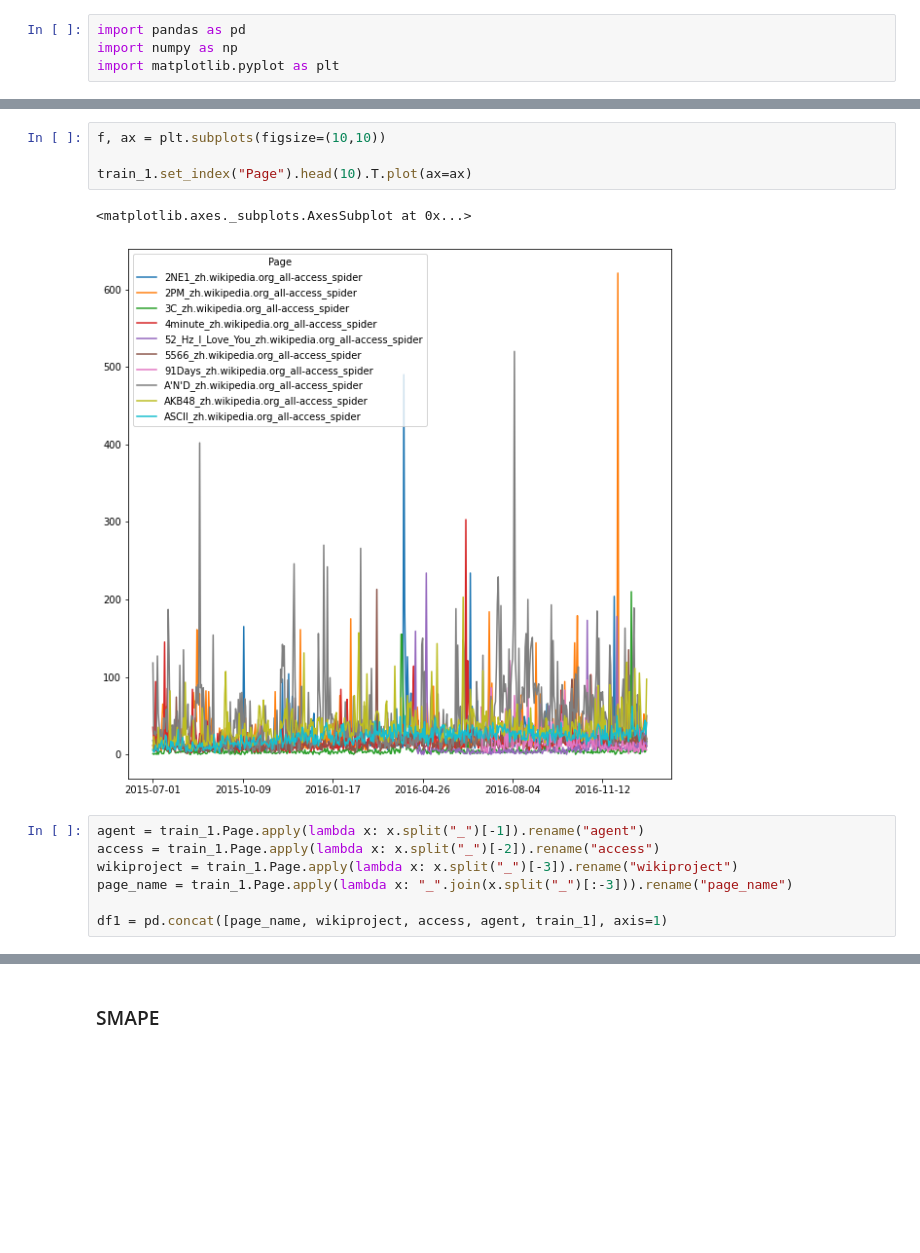
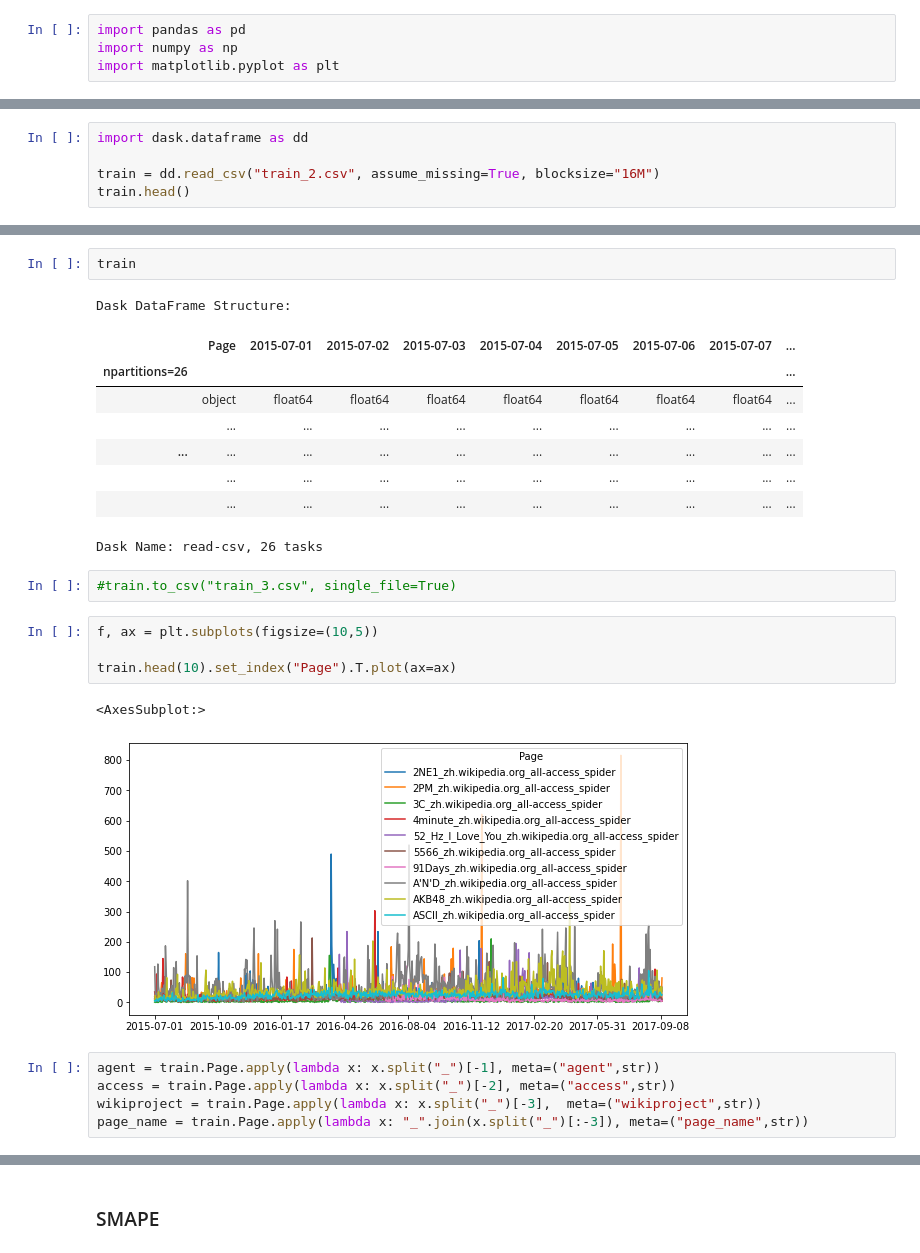
Before and after one commit to baruch11/WebTraffic, a Jupyter notebook: webtraffic.ipynb, the cells around one changed output, grey strips where cells are left out. Cells and saved outputs as stored; diff of their text form; blank space fills up the shorter version.

Commit message:
try dask without success

```diff
--- a/webtraffic.ipynb
+++ b/webtraffic.ipynb
@@ -24,0 +7,5 @@ train_1.head()
+# %%
+import dask.dataframe as dd
+
+train = dd.read_csv("train_2.csv", assume_missing=True, blocksize="16M")
+train.head()
@@ -25,14 +20,26 @@ train_1.head()
+# %%
+train
+# %% [output]
+Dask DataFrame Structure:
+|  | Page | 2015-07-01 | 2015-07-02 | 2015-07-03 | 2015-07-04 | 2015-07-05 | 2015-07-06 | 2015-07-07 | ... |
+| npartitions=26 |  |  |  |  |  |  |  |  | ... |
+|  | object | float64 | float64 | float64 | float64 | float64 | float64 | float64 | ... |
+|  | ... | ... | ... | ... | ... | ... | ... | ... | ... |
+| ... | ... | ... | ... | ... | ... | ... | ... | ... | ... |
+|  | ... | ... | ... | ... | ... | ... | ... | ... | ... |
+|  | ... | ... | ... | ... | ... | ... | ... | ... | ... |
+Dask Name: read-csv, 26 tasks
+# %%
+#train.to_csv("train_3.csv", single_file=True)
 # %%
-f, ax = plt.subplots(figsize=(10,10))
+f, ax = plt.subplots(figsize=(10,5))
 
-train_1.set_index("Page").head(10).T.plot(ax=ax)
+train.head(10).set_index("Page").T.plot(ax=ax)
 # %% [output]
-<matplotlib.axes._subplots.AxesSubplot at 0x...>
+<AxesSubplot:>
-[figure, old version]
+[figure, new version]
 # %%
-agent = train_1.Page.apply(lambda x: x.split("_")[-1]).rename("agent")
-access = train_1.Page.apply(lambda x: x.split("_")[-2]).rename("access")
-wikiproject = train_1.Page.apply(lambda x: x.split("_")[-3]).rename("wikiproject")
-page_name = train_1.Page.apply(lambda x: "_".join(x.split("_")[:-3])).rename("page_name")
-
-df1 = pd.concat([page_name, wikiproject, access, agent, train_1], axis=1)
+agent = train.Page.apply(lambda x: x.split("_")[-1], meta=("agent",str))
+access = train.Page.apply(lambda x: x.split("_")[-2], meta=("access",str))
+wikiproject = train.Page.apply(lambda x: x.split("_")[-3],  meta=("wikiproject",str))
+page_name = train.Page.apply(lambda x: "_".join(x.split("_")[:-3]), meta=("page_name",str))
```
Also changed, not shown: parts of 26 cells of this notebook.
